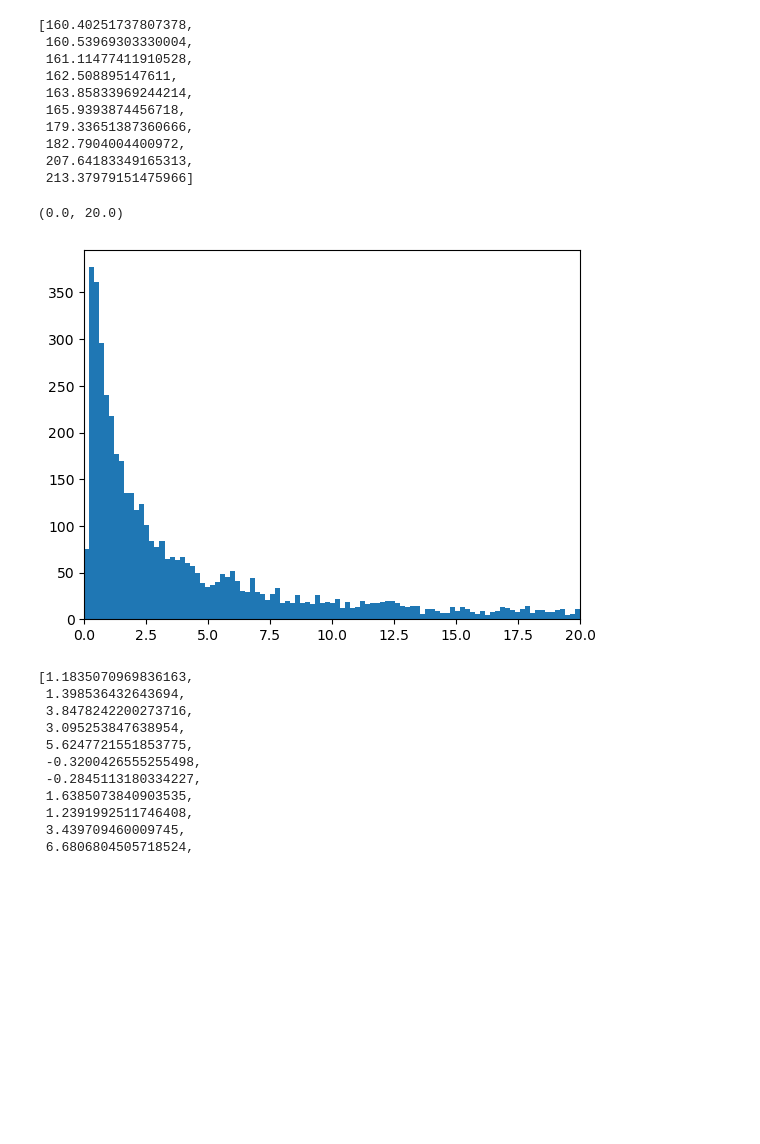
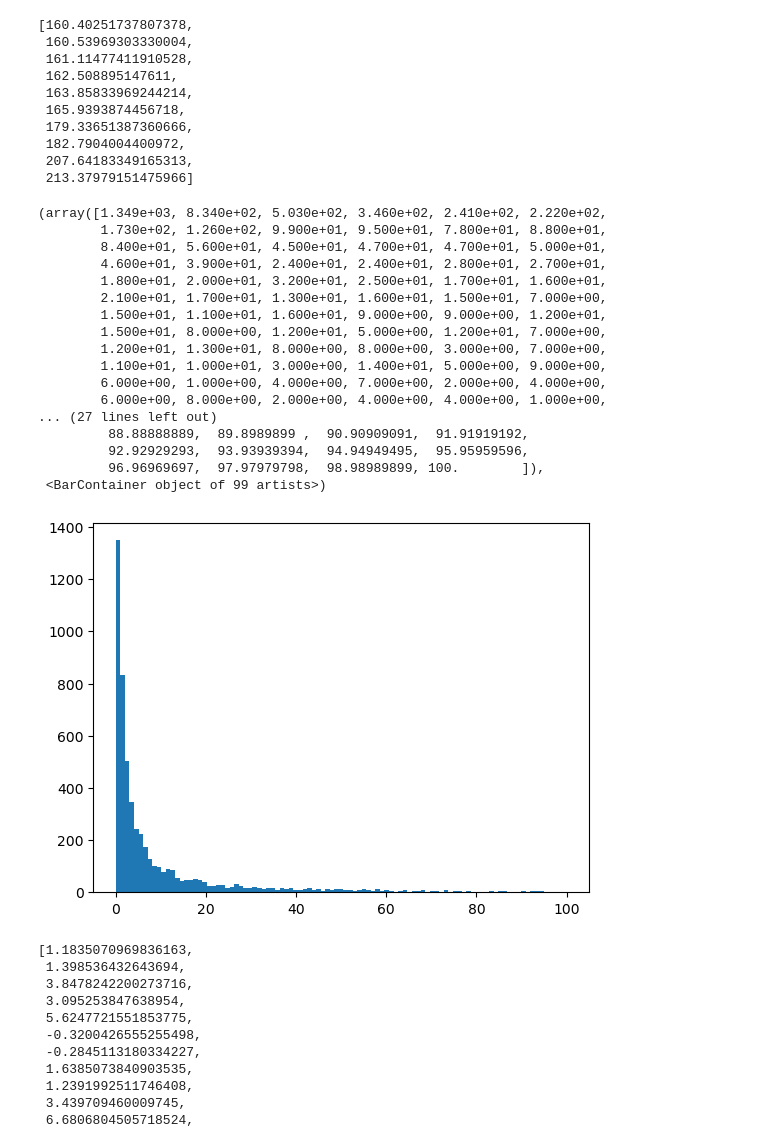
Before and after one commit to P4GAN/B8_Project, a Jupyter notebook: Analysis/collision_analysis.ipynb, the cells around one changed output. Drawn from its saved outputs; the diff is of its cells as text; code cells hidden in the pictures; blank space fills up the shorter version.

```diff
--- a/Analysis/collision_analysis.ipynb
+++ b/Analysis/collision_analysis.ipynb
@@ -94,11 +94,26 @@ sorted(particleEnergies["\\pi^{+}"])[-10:]
  207.64183349165313,
  213.37979151475966]
 # %%
-plt.hist(particleEnergies["\\pi^{+}"], bins=np.linspace(0, 20, 100))
-plt.xlim(0, 20)
+plt.hist(particleEnergies["\\pi^{+}"], bins=np.linspace(0, 100, 100))
 # %% [output]
-(0.0, 20.0)
+(array([1.349e+03, 8.340e+02, 5.030e+02, 3.460e+02, 2.410e+02, 2.220e+02,
+        1.730e+02, 1.260e+02, 9.900e+01, 9.500e+01, 7.800e+01, 8.800e+01,
+        8.400e+01, 5.600e+01, 4.500e+01, 4.700e+01, 4.700e+01, 5.000e+01,
+        4.600e+01, 3.900e+01, 2.400e+01, 2.400e+01, 2.800e+01, 2.700e+01,
+        1.800e+01, 2.000e+01, 3.200e+01, 2.500e+01, 1.700e+01, 1.600e+01,
+        2.100e+01, 1.700e+01, 1.300e+01, 1.600e+01, 1.500e+01, 7.000e+00,
+        1.500e+01, 1.100e+01, 1.600e+01, 9.000e+00, 9.000e+00, 1.200e+01,
+        1.500e+01, 8.000e+00, 1.200e+01, 5.000e+00, 1.200e+01, 7.000e+00,
+        1.200e+01, 1.300e+01, 8.000e+00, 8.000e+00, 3.000e+00, 7.000e+00,
+        1.100e+01, 1.000e+01, 3.000e+00, 1.400e+01, 5.000e+00, 9.000e+00,
+        6.000e+00, 1.000e+00, 4.000e+00, 7.000e+00, 2.000e+00, 4.000e+00,
+        6.000e+00, 8.000e+00, 2.000e+00, 4.000e+00, 4.000e+00, 1.000e+00,
+... (27 lines left out)
+         88.88888889,  89.8989899 ,  90.90909091,  91.91919192,
+         92.92929293,  93.93939394,  94.94949495,  95.95959596,
+         96.96969697,  97.97979798,  98.98989899, 100.        ]),
+ <BarContainer object of 99 artists>)
-[figure, old version]
+[figure, new version]
 # %%
 pseudorapidities
 # %% [output]
```
Also changed, not shown: 42 other files.
